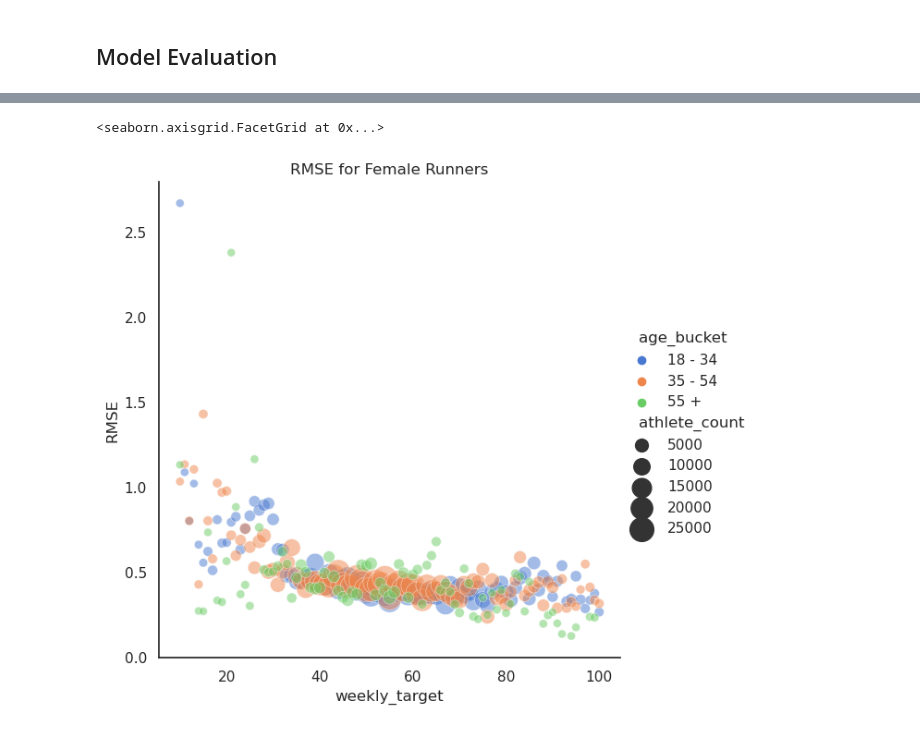
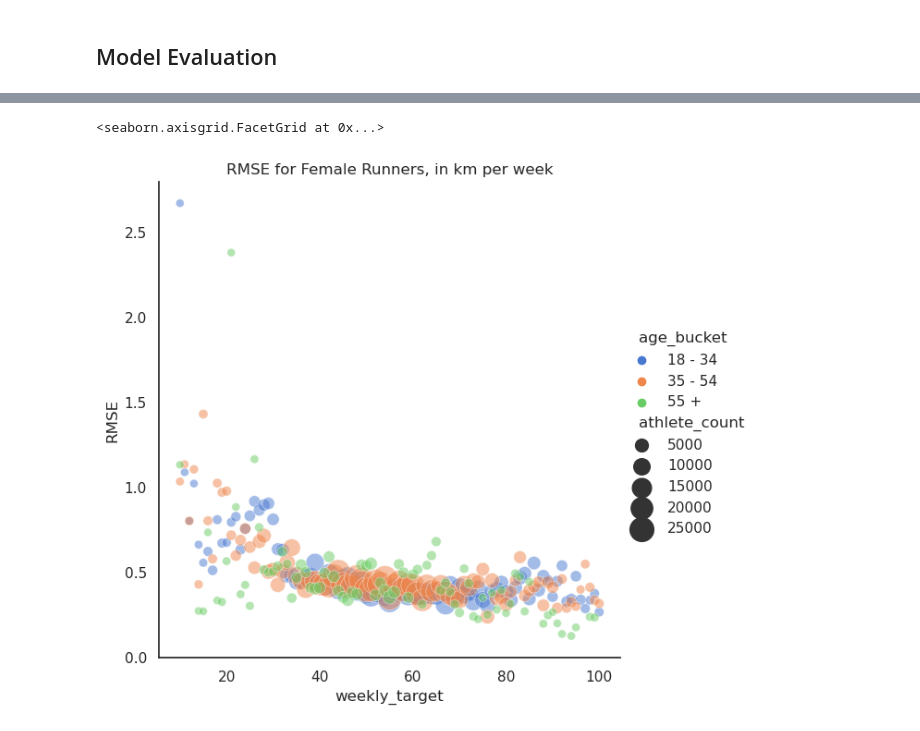
Before and after one commit to natec360/Capstone, a Jupyter notebook: Model/Recommender.ipynb, the cells around one changed output, grey strips where cells are left out. Drawn from its saved outputs; the diff is of its cells as text; code cells hidden in the pictures.

```diff
--- a/Model/Recommender.ipynb
+++ b/Model/Recommender.ipynb
@@ -304,23 +308,23 @@ Finished in: 14.815694808959961
 # %%
 #combine datasets and graph
 graph_df = pd.concat([df1,df2,df3,df4,df5,df6])
 
 sns.set_theme(style="white")
 
 sns.relplot(
     x="weekly_target",
     y="RMSE",
     hue="age_bucket",
     size="athlete_count",
     sizes=(40, 400),
     alpha=.5,
     palette="muted",
     height=6,
     data=graph_df.loc[graph_df['gender'] == "F"]
-).set(title="RMSE for Female Runners")
+).set(title="RMSE for Female Runners, in km per week")
 # %% [output]
 <seaborn.axisgrid.FacetGrid at 0x...>
-[figure, old version]
+[figure, new version]
 # %%
 sns.relplot(
     x="weekly_target",
```
Also changed, not shown: parts of 2 cells of this notebook.
